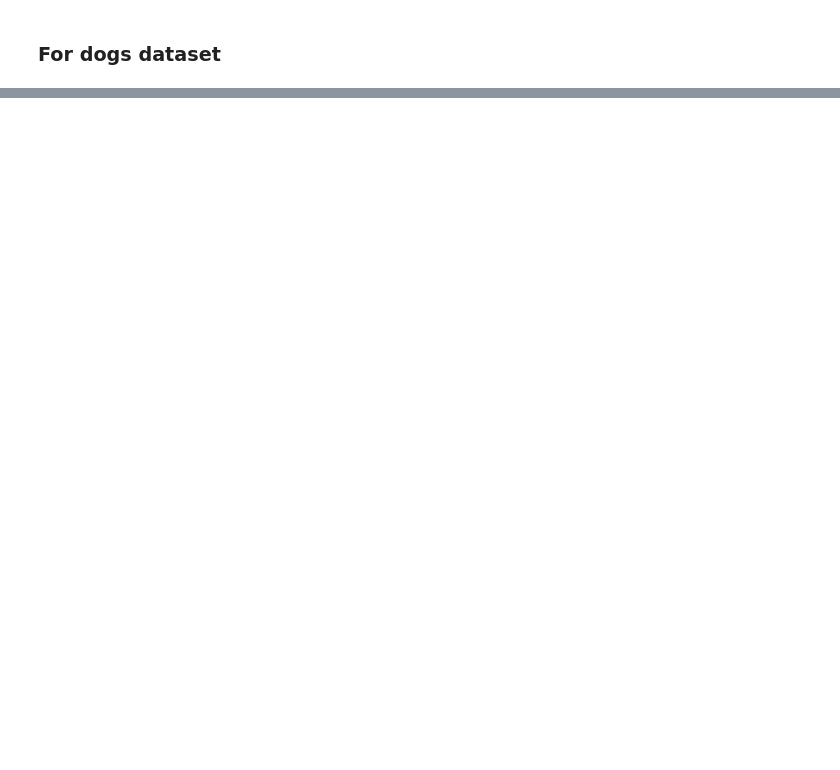
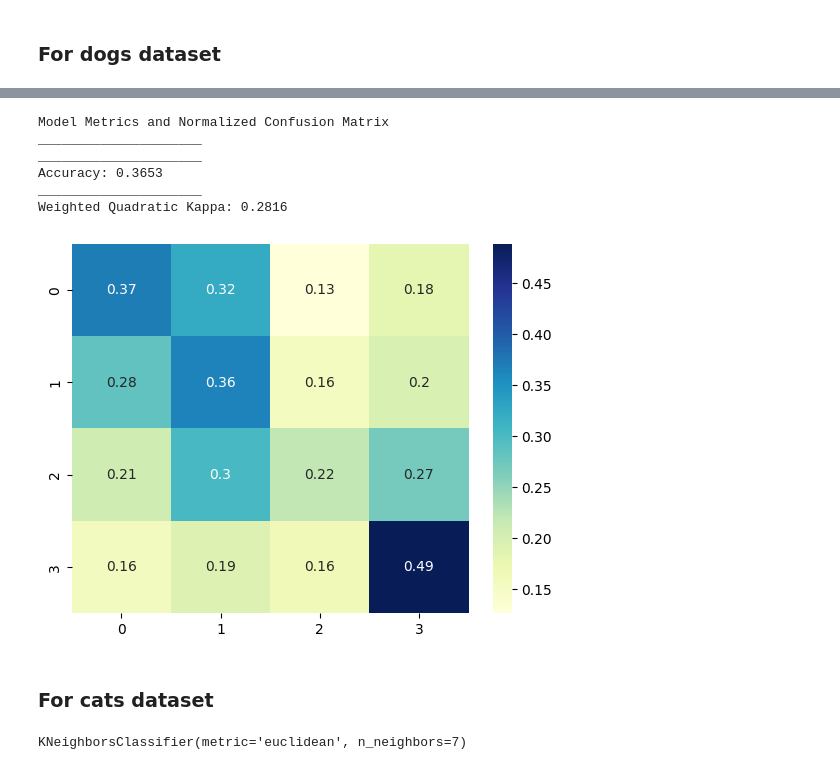
Before and after one commit to LanaCasselmann/ds_capstone_pet_adoptability, a Jupyter notebook: notebooks/KNN_algo.ipynb, the cells around one changed output, grey strips where cells are left out. Cells and saved outputs as stored; diff of their text form; code cells hidden in the pictures; blank space fills up the shorter version.

Commit message:
added the seperate dataframes for cats and dogs scaled with and without dummy column dropped

```diff
--- a/notebooks/KNN_algo.ipynb
+++ b/notebooks/KNN_algo.ipynb
@@ -153,7 +153,7 @@ Weighted Quadratic Kappa: 0.2346
 y_train_dogs = pd.read_csv('../data/petfinder-adoption-prediction/train/y_train_dogs.csv')
 y_test_dogs = pd.read_csv('../data/petfinder-adoption-prediction/train/y_test_dogs.csv')
 
-X_test_dogs = pd.read_csv('../data/petfinder-adoption-prediction/train/X_test_dogs.csv')
-X_train_dogs = pd.read_csv('../data/petfinder-adoption-prediction/train/X_train_dogs.csv')
+X_test_dogs = pd.read_csv('../data/petfinder-adoption-prediction/train/X_test_dogs_dropped.csv')
+X_train_dogs = pd.read_csv('../data/petfinder-adoption-prediction/train/X_train_dogs_dropped.csv')
 # %%
 # Train model
@@ -161,0 +164,16 @@ knn.fit(X_train, np.ravel(y_train))
+# %%
+# Predict on dog test set
+y_pred_dogs = knn_dogs.predict(X_test_dogs)
+
+# Print accuracy score  and weighted Kappa
+our_metrics(y_test_dogs, y_pred_dogs, normalize=True)
+# %% [output]
+Model Metrics and Normalized Confusion Matrix
+_____________________
+_____________________
+Accuracy: 0.3653
+_____________________
+Weighted Quadratic Kappa: 0.2816
+[figure, added]
+# %% [markdown]
+### For cats dataset
@@ -161,0 +188,6 @@ knn.fit(X_train, np.ravel(y_train))
+# %%
+# Train model
+knn_cats = KNeighborsClassifier(n_neighbors=7, metric='euclidean')
+knn_cats.fit(X_train_cats, np.ravel(y_train_cats))
+# %% [output]
+KNeighborsClassifier(metric='euclidean', n_neighbors=7)
```
Also changed, not shown: parts of 11 cells of this notebook.
